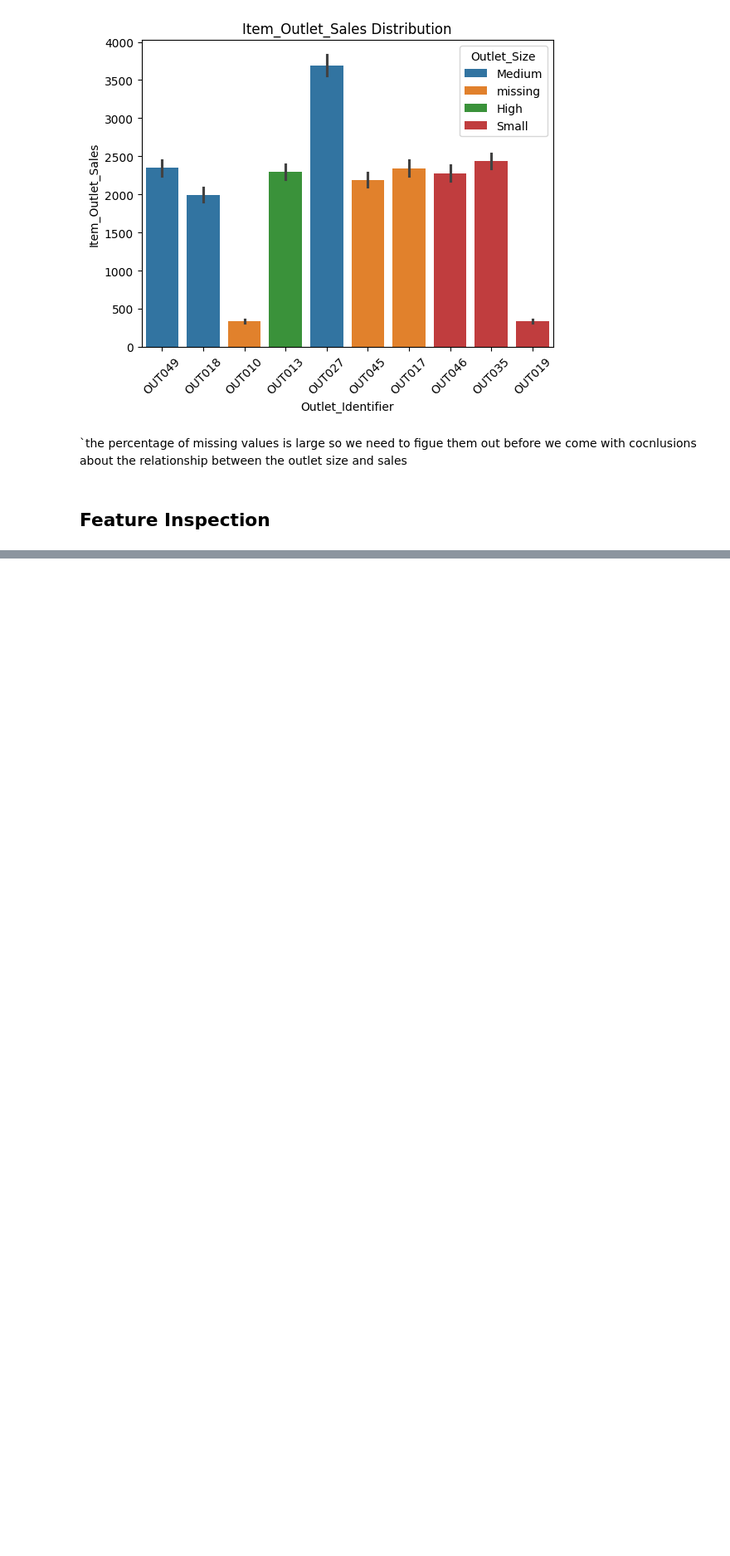
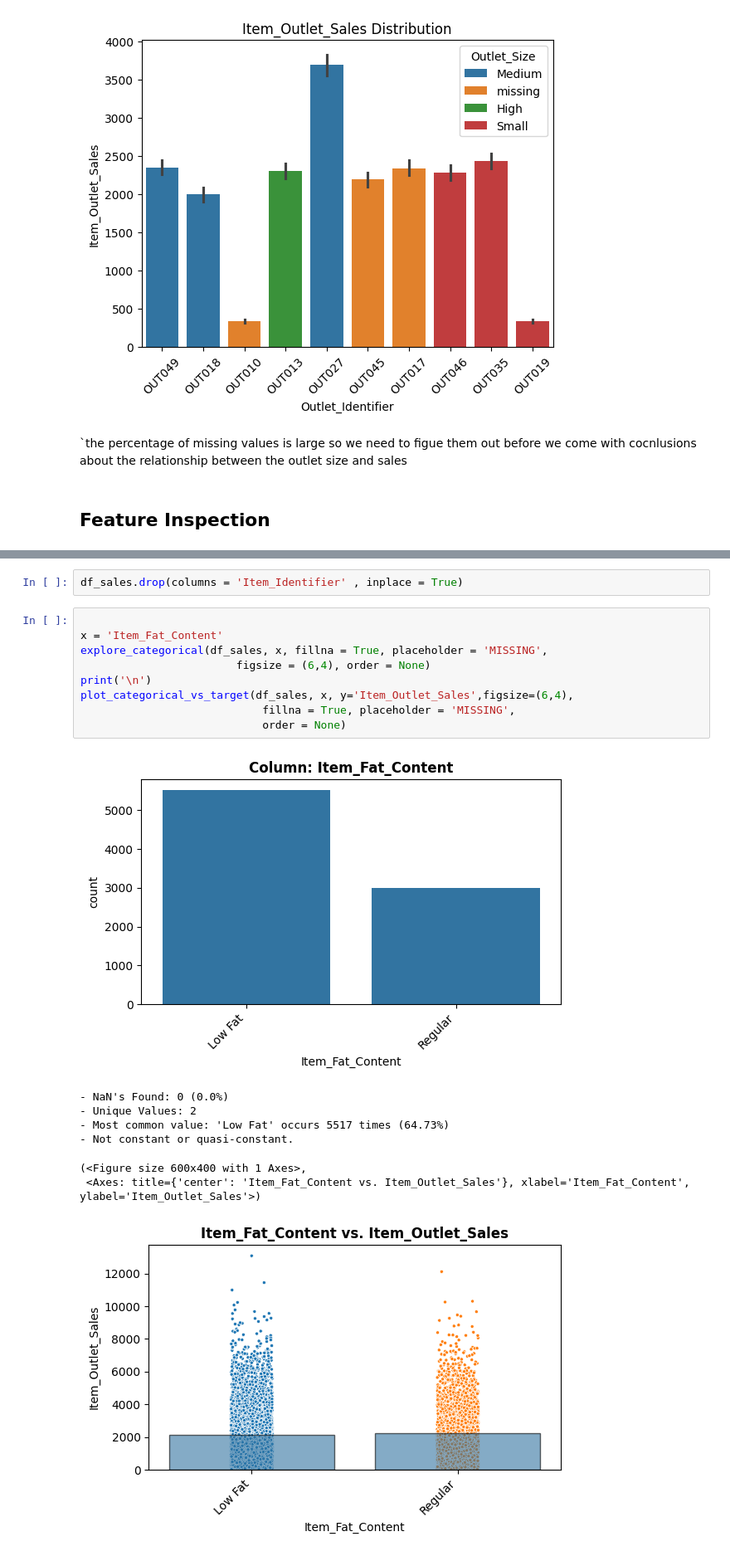
Before and after one commit to Areej73/Prediction-of-Product-Sales, a Jupyter notebook: Prediction_of_product_Sales_.ipynb, the cells around one changed output, grey strips where cells are left out. Shown at 83% size. Saved outputs shown, nothing was run; the diff lists cells and outputs as text; blank space fills up the shorter version.

```diff
--- a/Prediction_of_product_Sales_.ipynb
+++ b/Prediction_of_product_Sales_.ipynb
@@ -736,0 +1016,20 @@ ax.tick_params(axis='x', labelrotation=45)
+# %%
+df_sales.drop(columns = 'Item_Identifier' , inplace = True)
+# %%
+
+x = 'Item_Fat_Content'
+explore_categorical(df_sales, x, fillna = True, placeholder = 'MISSING',
+                        figsize = (6,4), order = None)
+print('\n')
+plot_categorical_vs_target(df_sales, x, y='Item_Outlet_Sales',figsize=(6,4),
+                            fillna = True, placeholder = 'MISSING',
+                            order = None)
+# %% [output]
+[figure, added]
+- NaN's Found: 0 (0.0%)
+- Unique Values: 2
+- Most common value: 'Low Fat' occurs 5517 times (64.73%)
+- Not constant or quasi-constant.
+(<Figure size 600x400 with 1 Axes>,
+ <Axes: title={'center': 'Item_Fat_Content vs. Item_Outlet_Sales'}, xlabel='Item_Fat_Content', ylabel='Item_Outlet_Sales'>)
+[figure, added]
```
Also changed, not shown: parts of 49 cells of this notebook.
